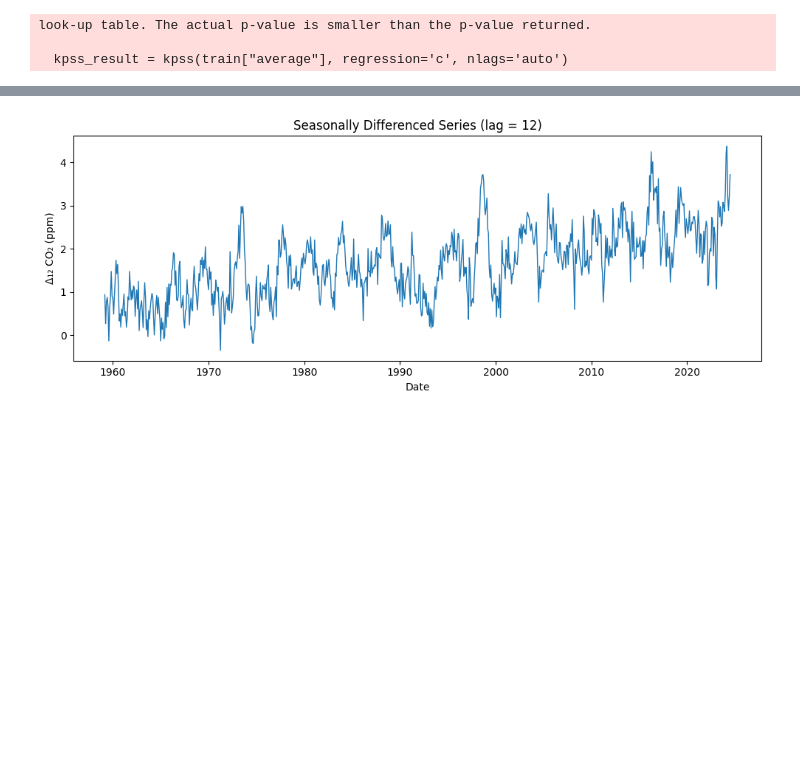
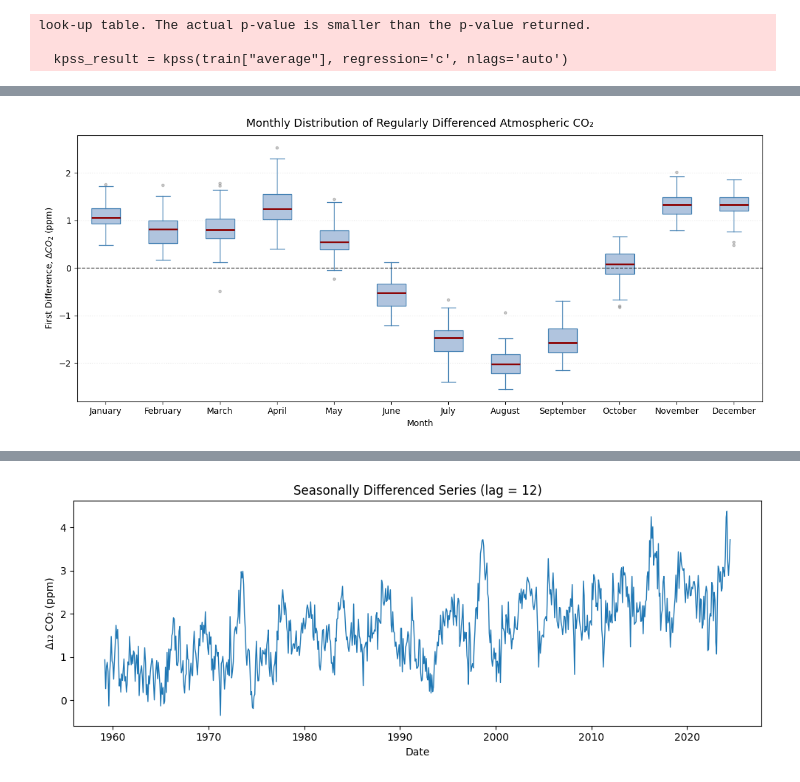
Before and after one commit to the-paulbear/noaa-greenhouse-gas-forecasting, a Jupyter notebook: time_series/CO2.ipynb, the cells around one changed output, grey strips where cells are left out. Cells and saved outputs as stored; diff of their text form; code cells hidden in the pictures; blank space fills up the shorter version.

```diff
--- a/time_series/CO2.ipynb
+++ b/time_series/CO2.ipynb
@@ -248,0 +339,43 @@ The series therefore requires further transformation before fitting models that
+# %%
+import calendar
+# Prepare regularly differenced CO2 series
+co2_diff = train[["diff_regular"]].dropna().copy()
+
+# Extract calendar month
+co2_diff["Month"] = co2_diff.index.month_name()
+
+# Preserve chronological order
+month_order = list(calendar.month_name[1:])
+co2_diff["Month"] = pd.Categorical(co2_diff["Month"],
+    categories=month_order,
+    ordered=True
+)
+
+# Boxplot
+fig, ax = plt.subplots(figsize=(12, 5.5))
+co2_diff.boxplot(column="diff_regular",by="Month",ax=ax,grid=False,patch_artist=True,
+    boxprops=dict(facecolor="lightsteelblue",color="steelblue"),
+    medianprops=dict(color="darkred",linewidth=2),
+    whiskerprops=dict(color="steelblue"),
+    capprops=dict(color="steelblue"),
+    flierprops=dict(marker="o",markersize=3,markerfacecolor="gray",markeredgecolor="gray",alpha=0.4)
+)
+
+# Remove pandas automatic title
+plt.suptitle("")
+# Zero line: very important for interpreting increases vs decreases
+ax.axhline(0,color="black",linestyle="--",linewidth=1,alpha=0.8)
+
+ax.set_title("Monthly Distribution of Regularly Differenced Atmospheric CO₂",
+    fontsize=13,pad=10)
+
+ax.set_xlabel("Month")
+ax.set_ylabel(r"First Difference, $\Delta CO_2$ (ppm)")
+
+ax.grid(axis="y",linestyle=":",alpha=0.35)
+
+plt.xticks(rotation=0)
+plt.tight_layout()
+plt.show()
+# %% [output]
+[figure, added]
```
Also changed, not shown: parts of 15 cells of this notebook.
